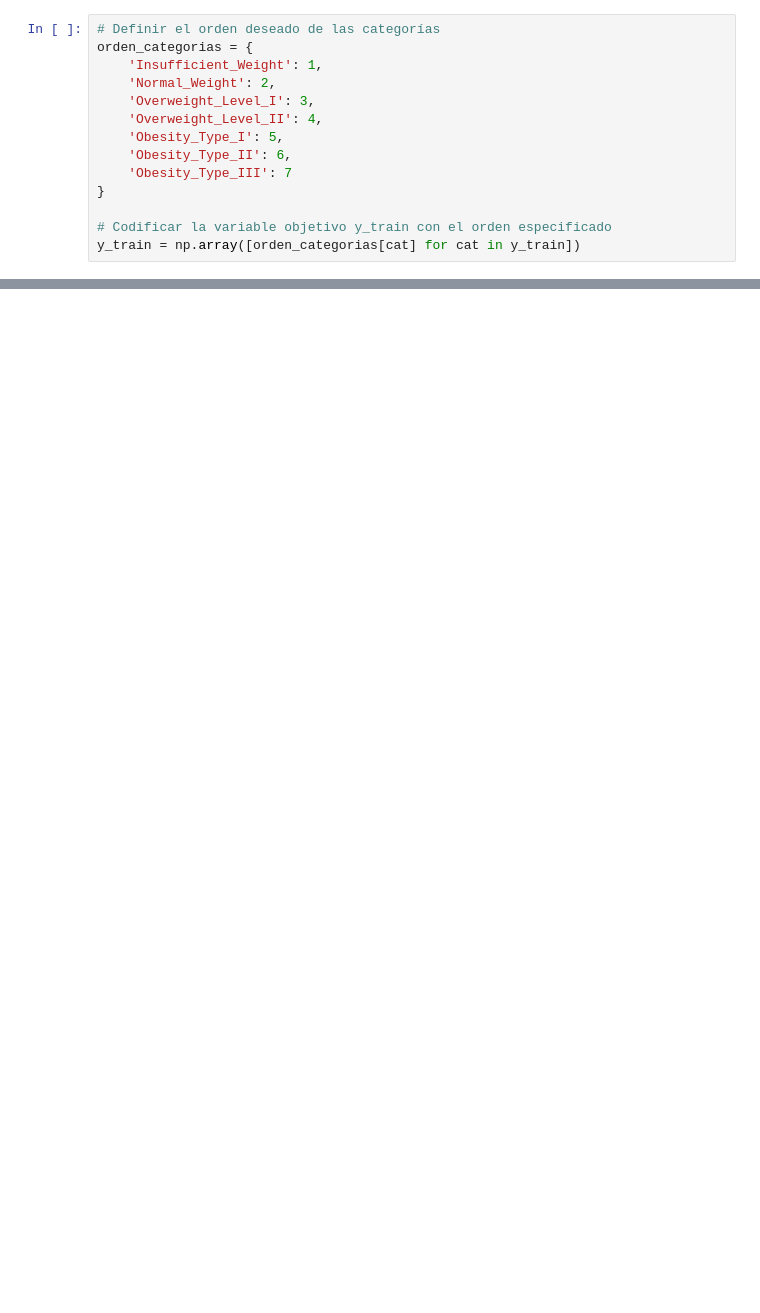
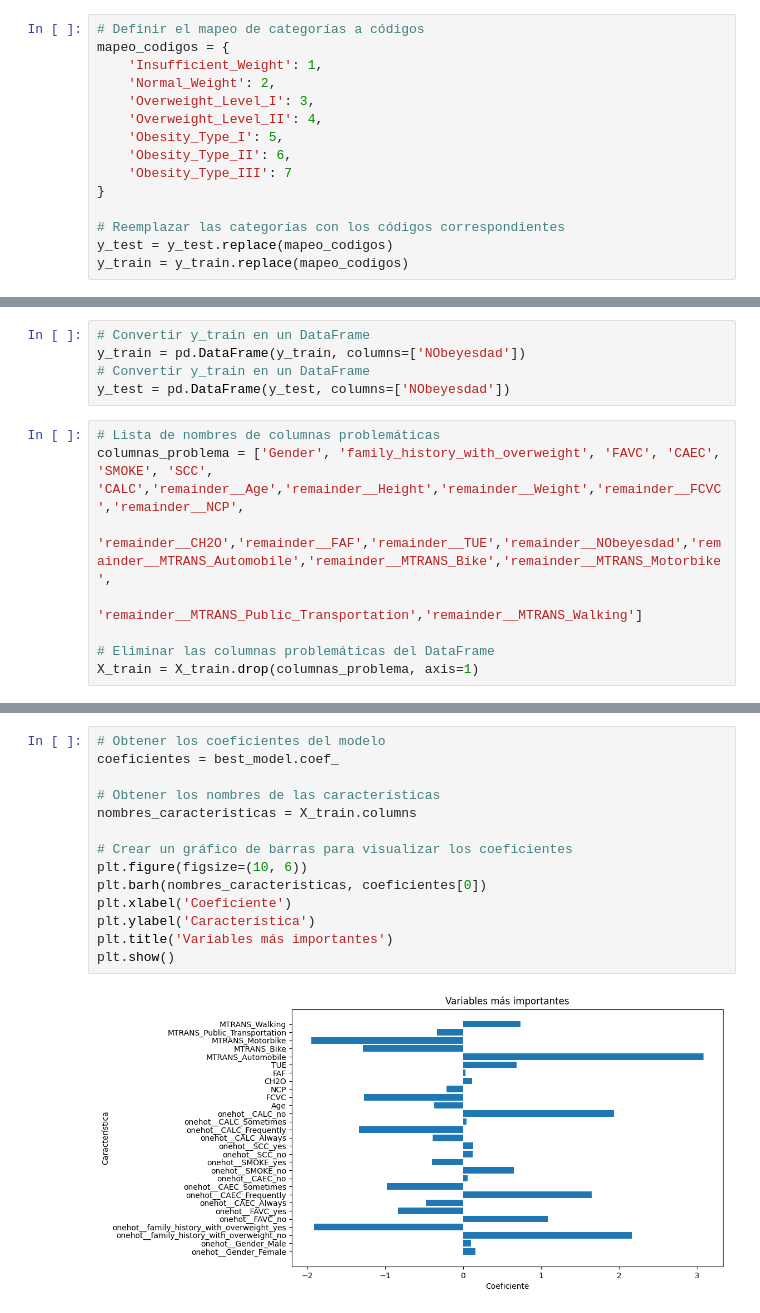
Before and after one commit to srodriguezc91/Proyecto_final_ML_V1, a Jupyter notebook: Código/2_aprendizaje_supervisado.ipynb, the cells around one changed output, grey strips where cells are left out. Drawn from its saved outputs; the diff is of its cells as text; blank space fills up the shorter version.

```diff
--- a/Código/2_aprendizaje_supervisado.ipynb
+++ b/Código/2_aprendizaje_supervisado.ipynb
@@ -64,8 +59,8 @@ Forma de X_test: (423, 14)
 Forma de y_train: (1688,)
 Forma de y_test: (423,)
 # %%
-# Definir el orden deseado de las categorías
-orden_categorias = {
+# Definir el mapeo de categorías a códigos
+mapeo_codigos = {
     'Insufficient_Weight': 1,
     'Normal_Weight': 2,
     'Overweight_Level_I': 3,
@@ -75,5 +70,6 @@ orden_categorias = {
     'Obesity_Type_III': 7
 }
 
-# Codificar la variable objetivo y_train con el orden especificado
-y_train = np.array([orden_categorias[cat] for cat in y_train])
+# Reemplazar las categorías con los códigos correspondientes
+y_test = y_test.replace(mapeo_codigos)
+y_train = y_train.replace(mapeo_codigos)
@@ -176,0 +76,13 @@ X_test_preprocessed = preprocessor.transform(X_test)
+# %%
+# Convertir y_train en un DataFrame
+y_train = pd.DataFrame(y_train, columns=['NObeyesdad'])
+# Convertir y_train en un DataFrame
+y_test = pd.DataFrame(y_test, columns=['NObeyesdad'])
+# %%
+# Lista de nombres de columnas problemáticas
+columnas_problema = ['Gender', 'family_history_with_overweight', 'FAVC', 'CAEC', 'SMOKE', 'SCC', 'CALC','remainder__Age','remainder__Height','remainder__Weight','remainder__FCVC','remainder__NCP',
+                     'remainder__CH2O','remainder__FAF','remainder__TUE','remainder__NObeyesdad','remainder__MTRANS_Automobile','remainder__MTRANS_Bike','remainder__MTRANS_Motorbike',
+                     'remainder__MTRANS_Public_Transportation','remainder__MTRANS_Walking']
+
+# Eliminar las columnas problemáticas del DataFrame
+X_train = X_train.drop(columnas_problema, axis=1)
@@ -177,3 +188,19 @@ X_test_preprocessed = preprocessor.transform(X_test)
+# %%
+# Obtener los coeficientes del modelo
+coeficientes = best_model.coef_
+
+# Obtener los nombres de las características
+nombres_caracteristicas = X_train.columns
+
+# Crear un gráfico de barras para visualizar los coeficientes
+plt.figure(figsize=(10, 6))
+plt.barh(nombres_caracteristicas, coeficientes[0])
+plt.xlabel('Coeficiente')
+plt.ylabel('Característica')
+plt.title('Variables más importantes')
+plt.show()
+# %% [output]
+[figure, added]
 # %%
 # Establecer la semilla para reproducibilidad
 np.random.seed(123)
```
Also changed, not shown: parts of 13 cells of this notebook.
